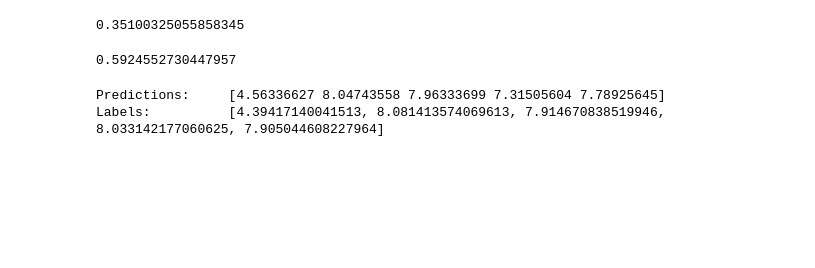
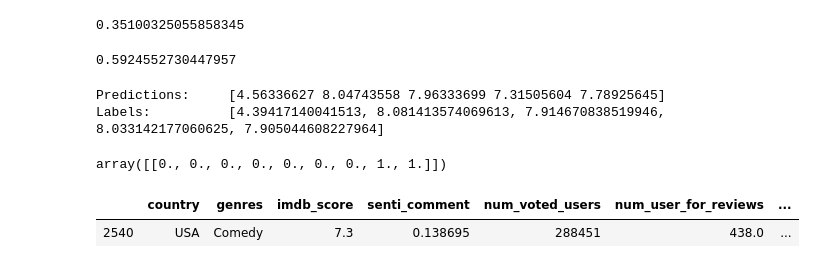
Before and after one commit to ZavierLyu/box-office-predictor, a Jupyter notebook: train/box-office-predictor-log10.ipynb, the cells around one changed output. Cells and saved outputs as stored; diff of their text form; code cells hidden in the pictures; blank space fills up the shorter version.

```diff
--- a/train/box-office-predictor-log10.ipynb
+++ b/train/box-office-predictor-log10.ipynb
@@ -334,3 +343,15 @@ show_some_predictions(best_rnd_forest_model, movies_te, movies_te_labels)
 # %% [output]
 Predictions:     [4.56336627 8.04743558 7.96333699 7.31505604 7.78925645]
 Labels:          [4.39417140041513, 8.081413574069613, 7.914670838519946, 8.033142177060625, 7.905044608227964]
+# %%
+some_data = movies_te.iloc[1:2]
+# some_labels = Y.iloc[5:10]
+# %%
+some_data_prepared
+# %% [output]
+array([[0., 0., 0., 0., 0., 0., 0., 1., 1.]])
+# %%
+some_data
+# %% [output]
+|  | country | genres | imdb_score | senti_comment | num_voted_users | num_user_for_reviews | ... |
+| 2540 | USA | Comedy | 7.3 | 0.138695 | 288451 | 438.0 | ... |
```
Also changed, not shown: parts of 10 cells of this notebook, 32 other files.
